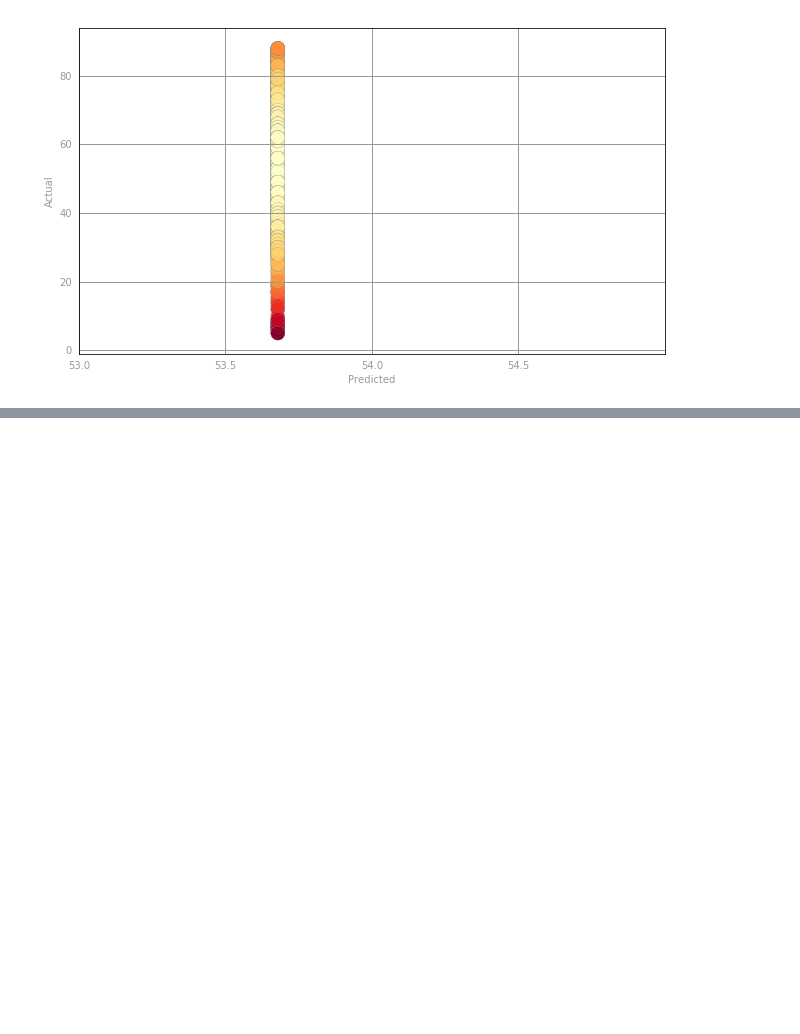
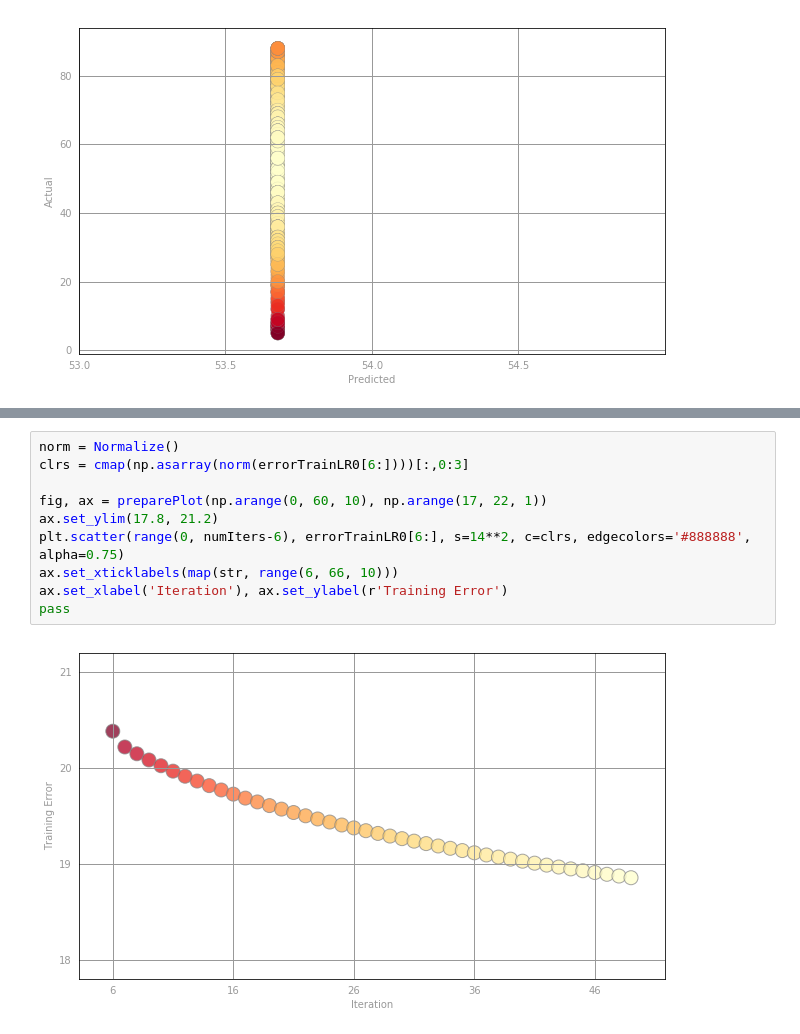
Before and after one commit to rafaelpezzuto/BIGDATA2018, a Jupyter notebook: ATIVIDADE03/Lab02.ipynb, the cells around one changed output, grey strips where cells are left out. Drawn from its saved outputs; the diff is of its cells as text; blank space fills up the shorter version.

```diff
--- a/ATIVIDADE03/Lab02.ipynb
+++ b/ATIVIDADE03/Lab02.ipynb
@@ -280,0 +444,12 @@ ax.set_xlabel('Predicted'), ax.set_ylabel('Actual')
+# %%
+norm = Normalize()
+clrs = cmap(np.asarray(norm(errorTrainLR0[6:])))[:,0:3]
+
+fig, ax = preparePlot(np.arange(0, 60, 10), np.arange(17, 22, 1))
+ax.set_ylim(17.8, 21.2)
+plt.scatter(range(0, numIters-6), errorTrainLR0[6:], s=14**2, c=clrs, edgecolors='#888888', alpha=0.75)
+ax.set_xticklabels(map(str, range(6, 66, 10)))
+ax.set_xlabel('Iteration'), ax.set_ylabel(r'Training Error')
+pass
+# %% [output]
+[figure, added]
```
Also changed, not shown: parts of 10 cells of this notebook.
